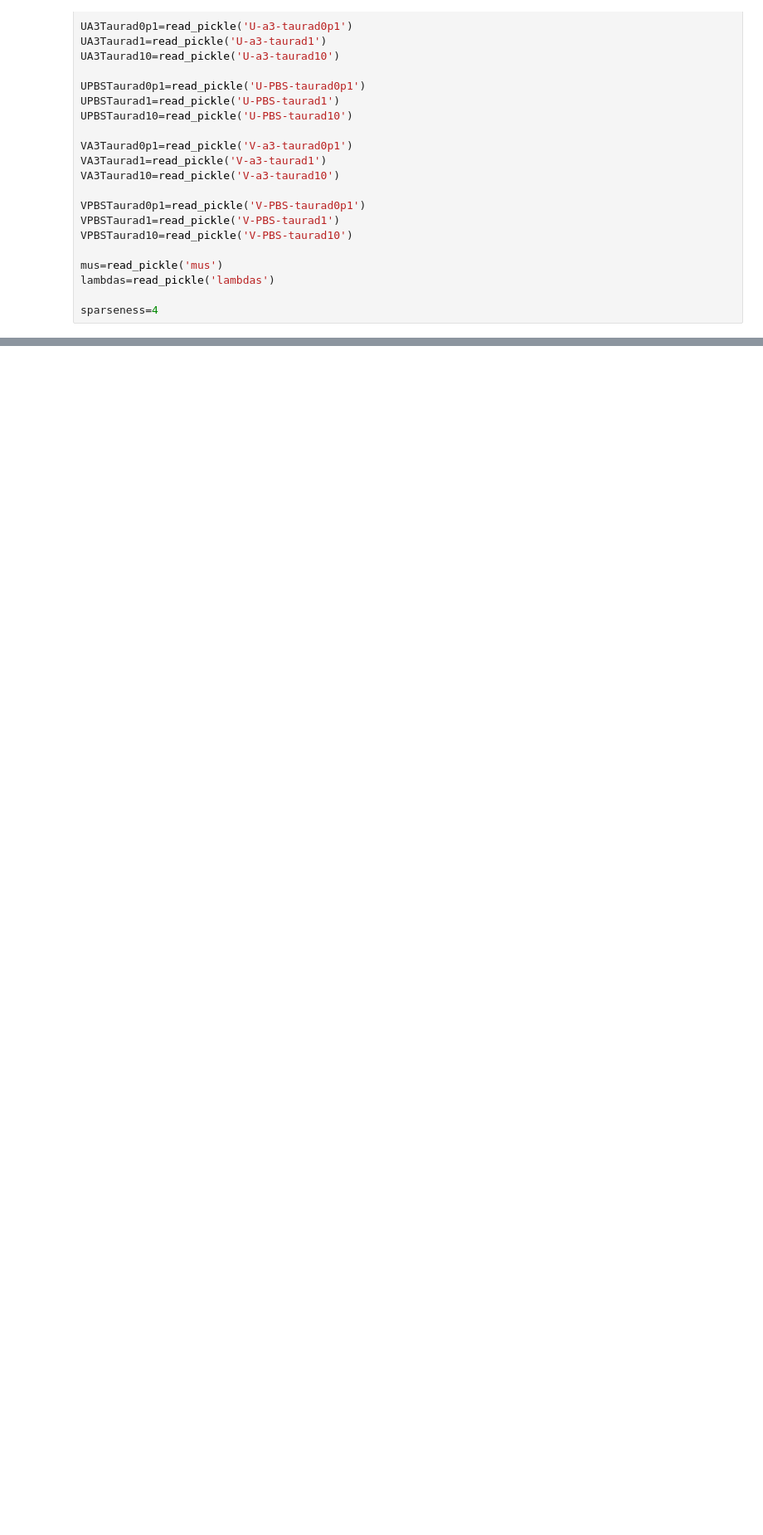
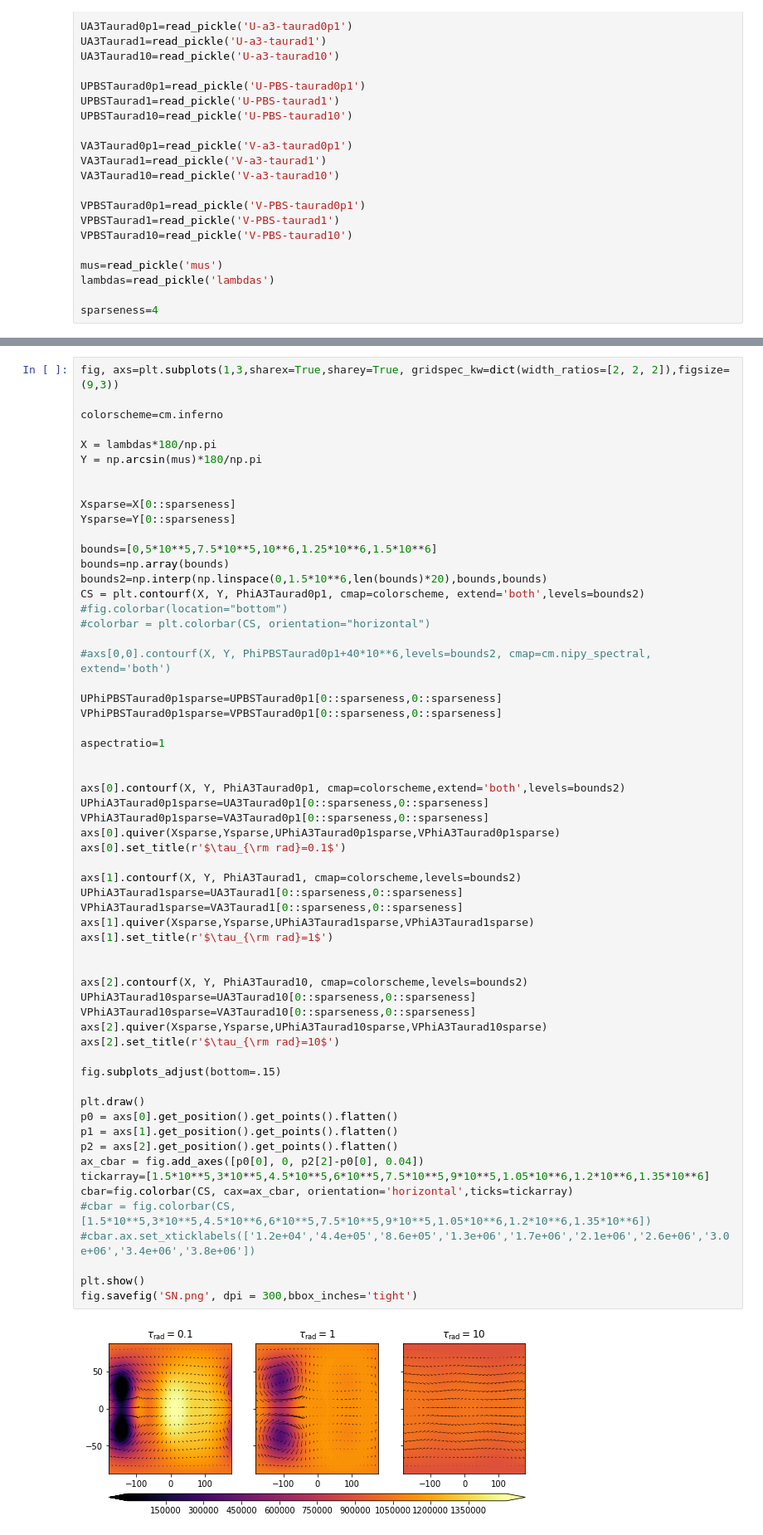
Before and after one commit to kathlandgren/SWAMPE, a Jupyter notebook: data/PBS-verification-plot/PBS-verification-plot.ipynb, the cells around one changed output, grey strips where cells are left out. Shown: that part at 83% size. Cells and saved outputs as stored; diff of their text form; blank space fills up the shorter version.

```diff
--- a/data/PBS-verification-plot/PBS-verification-plot.ipynb
+++ b/data/PBS-verification-plot/PBS-verification-plot.ipynb
@@ -159,0 +162,62 @@ plt.show()
+# %%
+fig, axs=plt.subplots(1,3,sharex=True,sharey=True, gridspec_kw=dict(width_ratios=[2, 2, 2]),figsize=(9,3))
+
+colorscheme=cm.inferno
+
+X = lambdas*180/np.pi
+Y = np.arcsin(mus)*180/np.pi
+
+
+Xsparse=X[0::sparseness]
+Ysparse=Y[0::sparseness]
+
+bounds=[0,5*10**5,7.5*10**5,10**6,1.25*10**6,1.5*10**6]
+bounds=np.array(bounds)
+bounds2=np.interp(np.linspace(0,1.5*10**6,len(bounds)*20),bounds,bounds)
+CS = plt.contourf(X, Y, PhiA3Taurad0p1, cmap=colorscheme, extend='both',levels=bounds2)
+#fig.colorbar(location="bottom")
+#colorbar = plt.colorbar(CS, orientation="horizontal")
+
+#axs[0,0].contourf(X, Y, PhiPBSTaurad0p1+40*10**6,levels=bounds2, cmap=cm.nipy_spectral, extend='both')
+
+UPhiPBSTaurad0p1sparse=UPBSTaurad0p1[0::sparseness,0::sparseness]
+VPhiPBSTaurad0p1sparse=VPBSTaurad0p1[0::sparseness,0::sparseness]
+
+aspectratio=1
+
+
+axs[0].contourf(X, Y, PhiA3Taurad0p1, cmap=colorscheme,extend='both',levels=bounds2)
+UPhiA3Taurad0p1sparse=UA3Taurad0p1[0::sparseness,0::sparseness]
+VPhiA3Taurad0p1sparse=VA3Taurad0p1[0::sparseness,0::sparseness]
+axs[0].quiver(Xsparse,Ysparse,UPhiA3Taurad0p1sparse,VPhiA3Taurad0p1sparse)
+axs[0].set_title(r'$\tau_{\rm rad}=0.1$')
+
+axs[1].contourf(X, Y, PhiA3Taurad1, cmap=colorscheme,levels=bounds2)
+UPhiA3Taurad1sparse=UA3Taurad1[0::sparseness,0::sparseness]
+VPhiA3Taurad1sparse=VA3Taurad1[0::sparseness,0::sparseness]
+axs[1].quiver(Xsparse,Ysparse,UPhiA3Taurad1sparse,VPhiA3Taurad1sparse)
+axs[1].set_title(r'$\tau_{\rm rad}=1$')
+
+
+axs[2].contourf(X, Y, PhiA3Taurad10, cmap=colorscheme,levels=bounds2)
+UPhiA3Taurad10sparse=UA3Taurad10[0::sparseness,0::sparseness]
+VPhiA3Taurad10sparse=VA3Taurad10[0::sparseness,0::sparseness]
+axs[2].quiver(Xsparse,Ysparse,UPhiA3Taurad10sparse,VPhiA3Taurad10sparse)
+axs[2].set_title(r'$\tau_{\rm rad}=10$')
+
+fig.subplots_adjust(bottom=.15)
+
+plt.draw()
+p0 = axs[0].get_position().get_points().flatten()
+p1 = axs[1].get_position().get_points().flatten()
+p2 = axs[2].get_position().get_points().flatten()
+ax_cbar = fig.add_axes([p0[0], 0, p2[2]-p0[0], 0.04])
+tickarray=[1.5*10**5,3*10**5,4.5*10**5,6*10**5,7.5*10**5,9*10**5,1.05*10**6,1.2*10**6,1.35*10**6]
+cbar=fig.colorbar(CS, cax=ax_cbar, orientation='horizontal',ticks=tickarray)
+#cbar = fig.colorbar(CS, [1.5*10**5,3*10**5,4.5*10**6,6*10**5,7.5*10**5,9*10**5,1.05*10**6,1.2*10**6,1.35*10**6])
+#cbar.ax.set_xticklabels(['1.2e+04','4.4e+05','8.6e+05','1.3e+06','1.7e+06','2.1e+06','2.6e+06','3.0e+06','3.4e+06','3.8e+06'])
+
+plt.show()
+fig.savefig('SN.png', dpi = 300,bbox_inches='tight')
+# %% [output]
+[figure, added]
```
Also changed, not shown: parts of 2 cells of this notebook, 6 other files.
